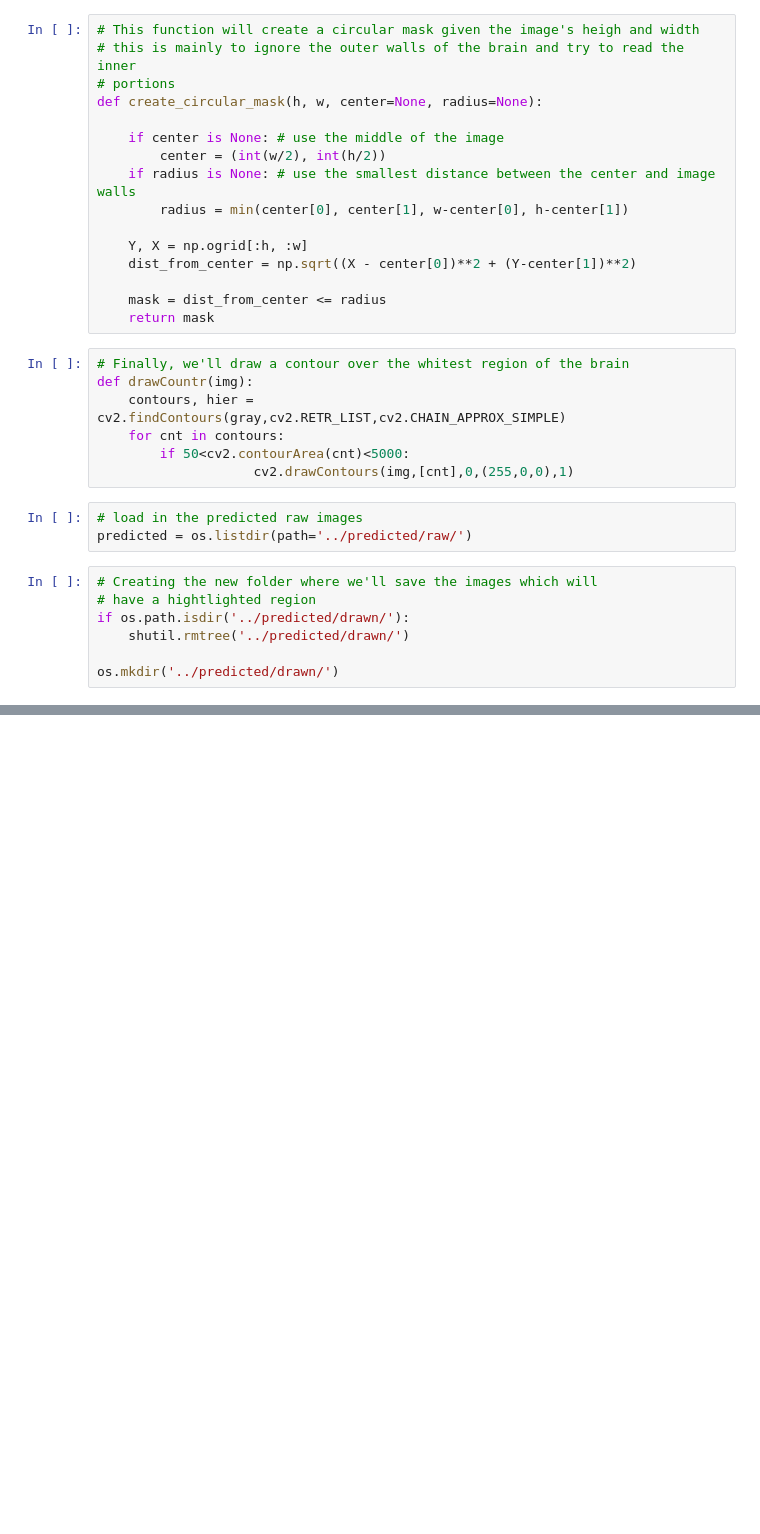
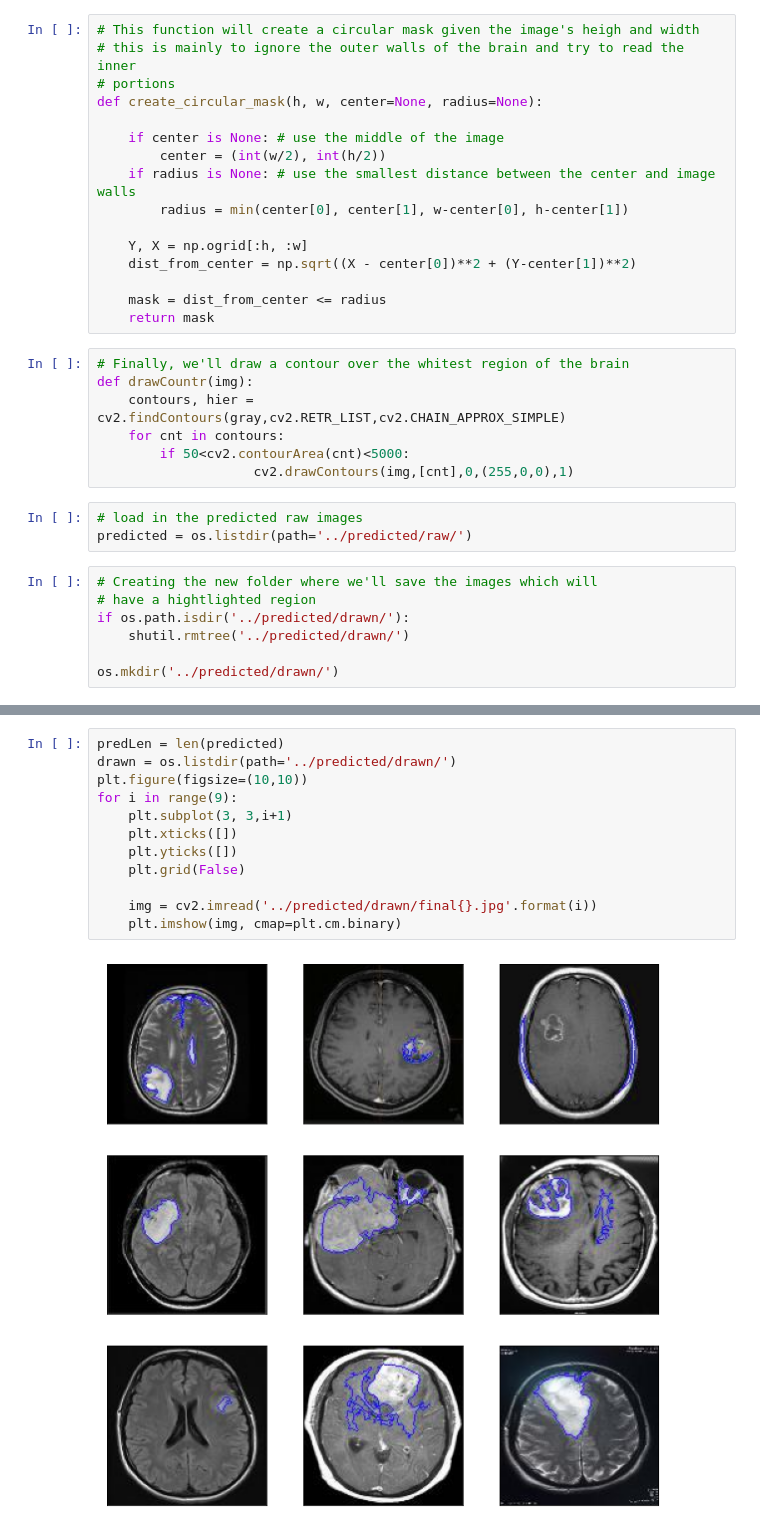
Before and after one commit to victor921/Brain-Detection-NN, a Jupyter notebook: code/contouring.ipynb, the cells around one changed output, grey strips where cells are left out. Cells and saved outputs as stored; diff of their text form; blank space fills up the shorter version.

```diff
--- a/code/contouring.ipynb
+++ b/code/contouring.ipynb
@@ -80,0 +83,14 @@ Created file @ "../predicted/drawn/final13.jpg"
+# %%
+predLen = len(predicted)
+drawn = os.listdir(path='../predicted/drawn/')
+plt.figure(figsize=(10,10))
+for i in range(9):
+    plt.subplot(3, 3,i+1)
+    plt.xticks([])
+    plt.yticks([])
+    plt.grid(False)
+
+    img = cv2.imread('../predicted/drawn/final{}.jpg'.format(i))
+    plt.imshow(img, cmap=plt.cm.binary)
+# %% [output]
+[figure, added]
```
Also changed, not shown: parts of 2 cells of this notebook, 42 other files.
